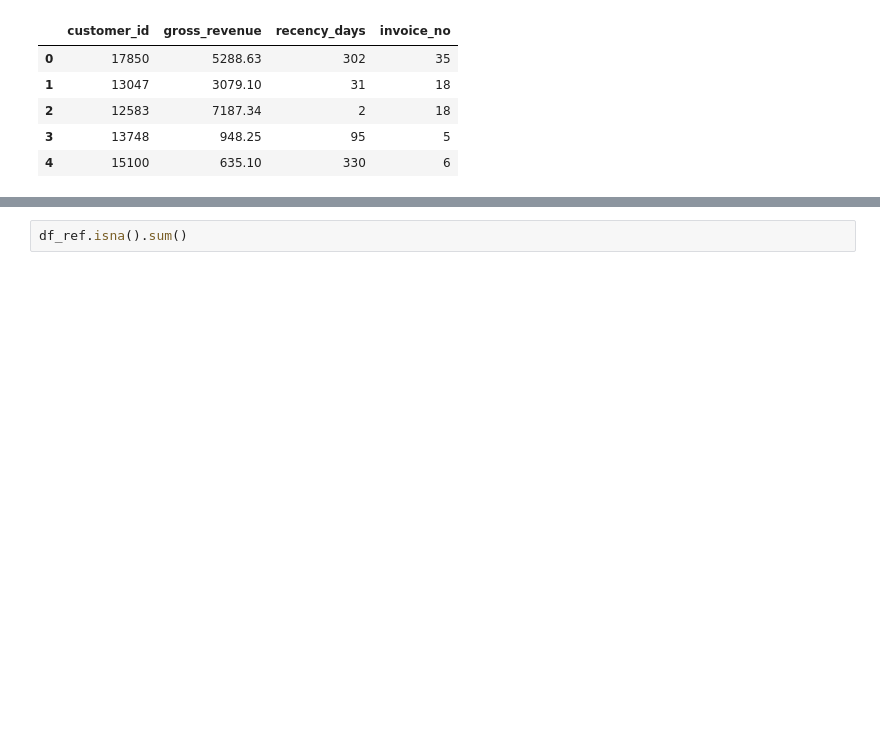
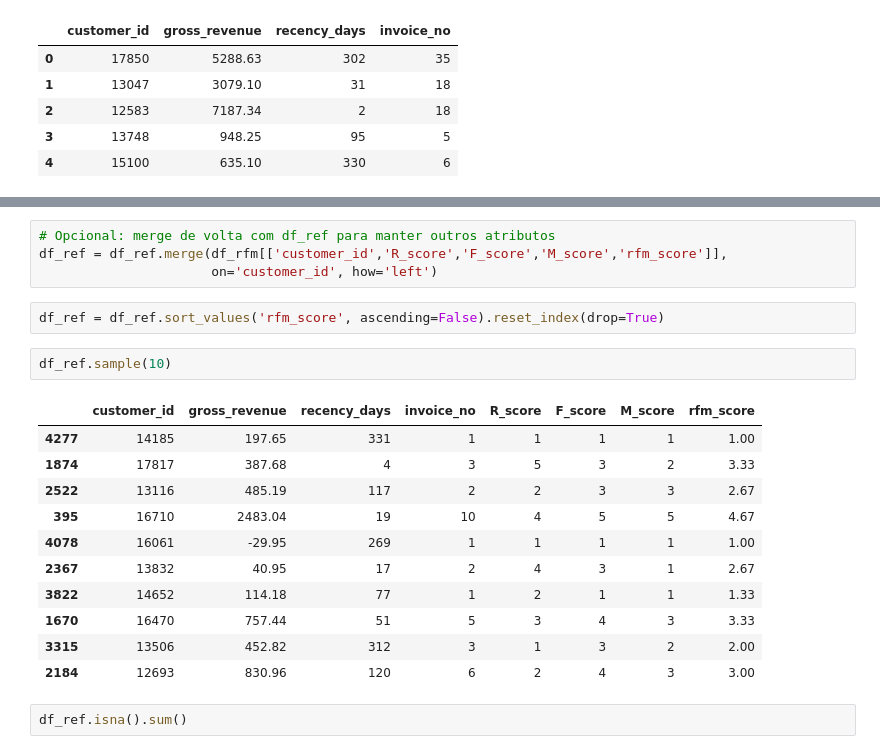
Before and after one commit to Brunoclf19/insiders_loyalt_program, a Jupyter notebook: notebooks/c01.0-bf-matrics.ipynb, the cells around one changed output, grey strips where cells are left out. Saved outputs shown, nothing was run; the diff lists cells and outputs as text; blank space fills up the shorter version.

```diff
--- a/notebooks/c01.0-bf-matrics.ipynb
+++ b/notebooks/c01.0-bf-matrics.ipynb
@@ -439,3 +474,23 @@ df_ref.head()
+# %%
+# Opcional: merge de volta com df_ref para manter outros atributos
+df_ref = df_ref.merge(df_rfm[['customer_id','R_score','F_score','M_score','rfm_score']],
+                      on='customer_id', how='left')
+# %%
+df_ref = df_ref.sort_values('rfm_score', ascending=False).reset_index(drop=True)
+# %%
+df_ref.sample(10)
+# %% [output]
+|  | customer_id | gross_revenue | recency_days | invoice_no | R_score | F_score | M_score | rfm_score |
+| 4277 | 14185 | 197.65 | 331 | 1 | 1 | 1 | 1 | 1.00 |
+| 1874 | 17817 | 387.68 | 4 | 3 | 5 | 3 | 2 | 3.33 |
+| 2522 | 13116 | 485.19 | 117 | 2 | 2 | 3 | 3 | 2.67 |
+| 395 | 16710 | 2483.04 | 19 | 10 | 4 | 5 | 5 | 4.67 |
+| 4078 | 16061 | -29.95 | 269 | 1 | 1 | 1 | 1 | 1.00 |
+| 2367 | 13832 | 40.95 | 17 | 2 | 4 | 3 | 1 | 2.67 |
+| 3822 | 14652 | 114.18 | 77 | 1 | 2 | 1 | 1 | 1.33 |
+| 1670 | 16470 | 757.44 | 51 | 5 | 3 | 4 | 3 | 3.33 |
+| 3315 | 13506 | 452.82 | 312 | 3 | 1 | 3 | 2 | 2.00 |
+| 2184 | 12693 | 830.96 | 120 | 6 | 2 | 4 | 3 | 3.00 |
 # %%
 df_ref.isna().sum()
 # %% [output]
```
Also changed, not shown: parts of 11 cells of this notebook, 1 other file.
